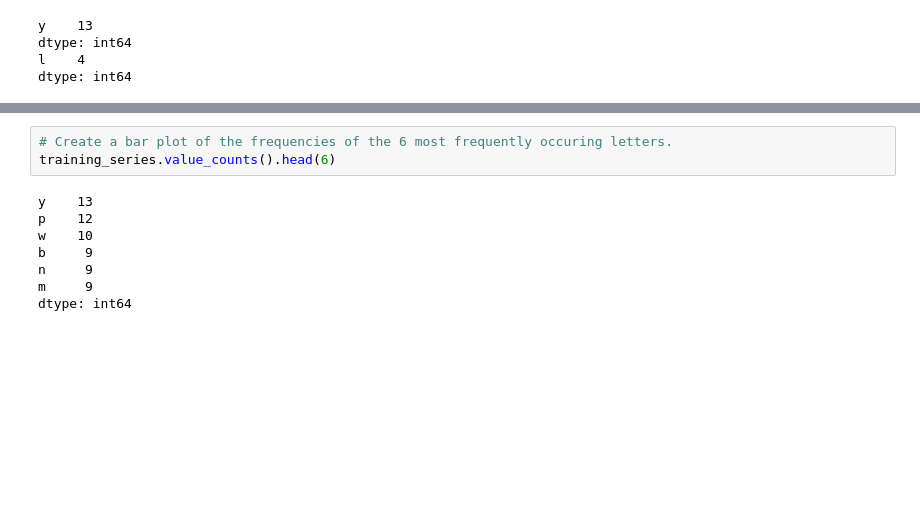
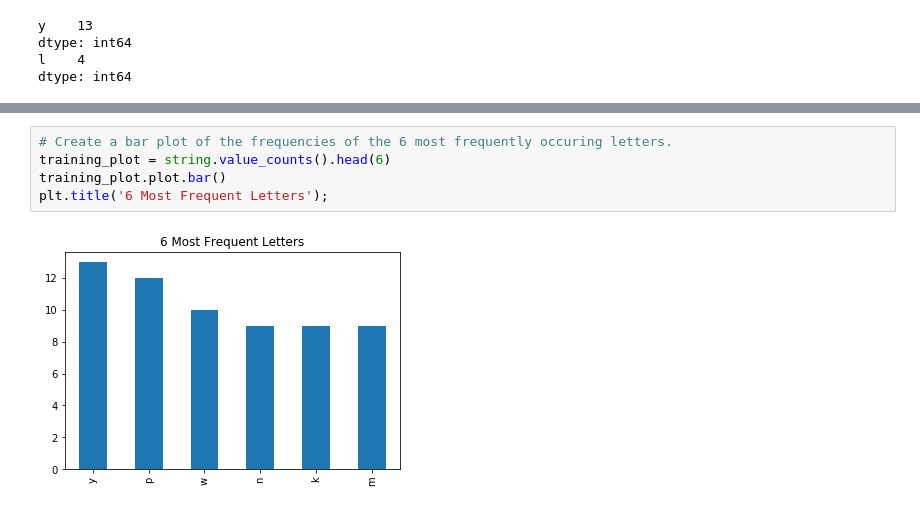
Before and after one commit to Promeos/numpy-pandas-visualization-exercises, a Jupyter notebook: pandas_series.ipynb, the cells around one changed output, grey strips where cells are left out. Cells and saved outputs as stored; diff of their text form; blank space fills up the shorter version.

Commit message:
updated renamed variable, plotted graph to last problem.

```diff
--- a/pandas_series.ipynb
+++ b/pandas_series.ipynb
@@ -385,12 +391,8 @@ print(upper_cased_string)
 Length: 200, dtype: object
 # %%
 # Create a bar plot of the frequencies of the 6 most frequently occuring letters.
-training_series.value_counts().head(6)
+training_plot = string.value_counts().head(6)
+training_plot.plot.bar()
+plt.title('6 Most Frequent Letters');
 # %% [output]
-y    13
-p    12
-w    10
-b     9
-n     9
-m     9
-dtype: int64
+[figure, added]
```
Also changed, not shown: parts of 6 cells of this notebook.
